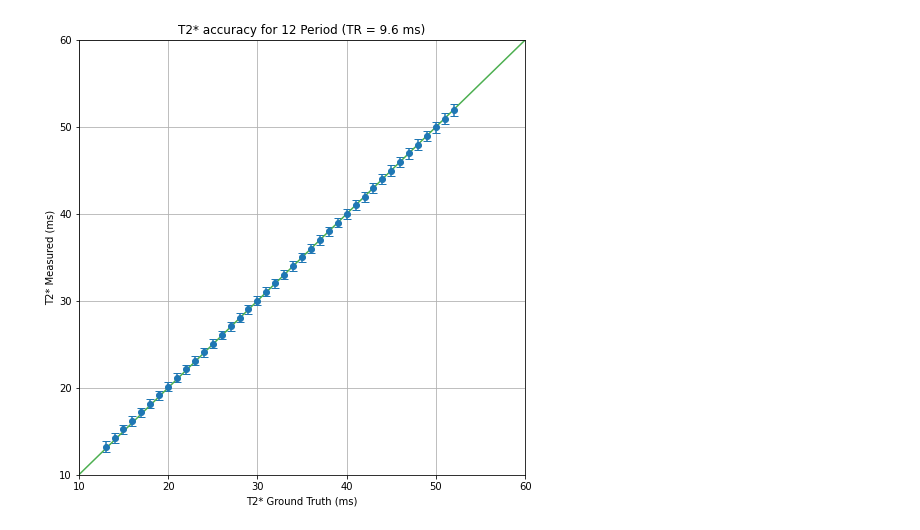
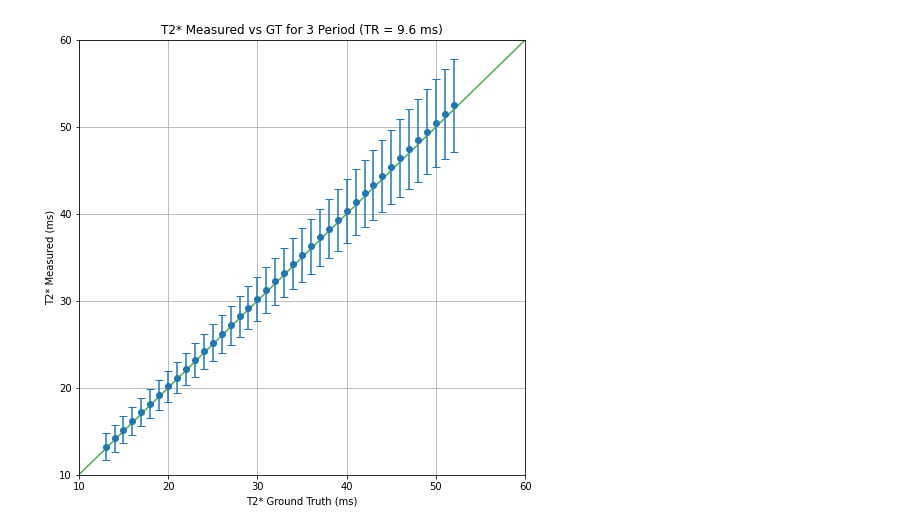
Before and after one commit to Yifei-Jin/Final_Year_Project, a Jupyter notebook: Code/Quadratic_Spoiling/Display_T2StarFitPlot.ipynb, the cells around one changed output. Cells and saved outputs as stored; diff of their text form; code cells hidden in the pictures.

```diff
--- a/Code/Quadratic_Spoiling/Display_T2StarFitPlot.ipynb
+++ b/Code/Quadratic_Spoiling/Display_T2StarFitPlot.ipynb
@@ -4,53 +4,56 @@ import math
 import random
 import matplotlib.pyplot as plt
 from math import log10, floor
+# %%
+Period = 3
 # %%
-Period = 12
+
 #Load Data
 TR_n = 20
 T2 = 44e-3
 #T2* range 13 ms to 53 ms
 T2s_min = 13
 T2s_max = 53
 T2p = np.asarray([], dtype = float)
 
 for i in range (T2s_min, T2s_max):
     T2p = np.append(T2p, 1/((1000/i)-1/T2))
 TR = np.asarray([], dtype = float)
 TR_min = 2e-3
 TR_max = 10e-3
 TR_increment = (TR_max-TR_min)/TR_n
 for i in range (0, TR_n):
     TR = np.append(TR, TR_min+TR_increment*i)
 
 T2Star_GT = np.asarray([], dtype = float)
 for T2_inhom in T2p:
         #Store Ground truth T2*------------------------------------
         T2Star_GT = np.append(T2Star_GT, 1/((1/T2)+(1/T2_inhom)))
 
 ErrorMeanfigdata = np.load("./Figure/"+str(Period)+"Period_0.05Noise_"+str(TR_n)+"TRs/"+str(Period)+"PeriodData_0.05Noise_ErrorMean.npy")
 Errorstdfigdata = np.load("./Figure/"+str(Period)+"Period_0.05Noise_"+str(TR_n)+"TRs/"+str(Period)+"PeriodData_0.05Noise_Errorstd.npy")
 Biasfigdata = np.load("./Figure/"+str(Period)+"Period_0.05Noise_"+str(TR_n)+"TRs/"+str(Period)+"PeriodData_0.05Noise_Bias.npy")
 Meanfigdata = np.load("./Figure/"+str(Period)+"Period_0.05Noise_"+str(TR_n)+"TRs/"+str(Period)+"PeriodData_0.05Noise_Mean.npy")
+
+
+#Plot to see T2* accuracy at different TRs
+from IPython.display import clear_output
+
+for i in range(0,20):
+    fig, ax = plt.subplots(figsize = (8,8))
+    ax.errorbar(T2Star_GT*1e3,Meanfigdata[i,:]*1e3,fmt='o', yerr=Errorstdfigdata[i,:]*1e3,capsize=4)
+    ax.set_xlabel("T2* Ground Truth (ms)")
+    ax.set_ylabel("T2* Measured (ms)")
+    ax.set_title("T2* Measured vs GT for "+str(Period)+" Period (TR = "+str(round(TR[i]*1e3, 3-int(floor(log10(abs(TR[i]*1e3))))-1))+" ms)")
+    x1 = np.array([-20,60])
+    y1 = np.array([-20,60])
+    ax.plot(x1,y1,c = '#4CAF50')
+    ax.set_xlim(10, 60)
+    ax.set_ylim(10, 60)
+    ax.grid()
+    plt.show()
+    clear_output(wait=True)
+    #fig.savefig("./Figure/"+str(Period)+"Period_0.05Noise_"+str(TR_n)+"TRs/T2StarAccuracy_"+str(Period)+"_Period_TR_"+str(round(TR[i]*1e3, 3-int(floor(log10(abs(TR[i]*1e3))))-1))+"_ms.jpg")
+plt.show()
+# %% [output]
+[figure, added]
-# %%
-#Plot to see T2* accuracy at different TRs
-from IPython.display import clear_output
-
-for i in range(0,20):
-    fig, ax = plt.subplots(figsize = (8,8))
-    ax.errorbar(T2Star_GT*1e3,Meanfigdata[i,:]*1e3,fmt='o', yerr=Errorstdfigdata[i,:]*1e3,capsize=4)
-    ax.set_xlabel("T2* Ground Truth (ms)")
-    ax.set_ylabel("T2* Measured (ms)")
-    ax.set_title("T2* accuracy for "+str(Period)+" Period (TR = "+str(round(TR[i]*1e3, 3-int(floor(log10(abs(TR[i]*1e3))))-1))+" ms)")
-    x1 = np.array([-20,60])
-    y1 = np.array([-20,60])
-    ax.plot(x1,y1,c = '#4CAF50')
-    ax.set_xlim(10, 60)
-    ax.set_ylim(10, 60)
-    ax.grid()
-    plt.show()
-    clear_output(wait=True)
-    #fig.savefig("./Figure/"+str(Period)+"Period_0.05Noise_"+str(TR_n)+"TRs/T2StarAccuracy_"+str(Period)+"_Period_TR_"+str(round(TR[i]*1e3, 3-int(floor(log10(abs(TR[i]*1e3))))-1))+"_ms.jpg")
-plt.show()
-# %% [output]
-[figure, removed]
```
Also changed, not shown: parts of 3 cells of this notebook, 30 other files.
